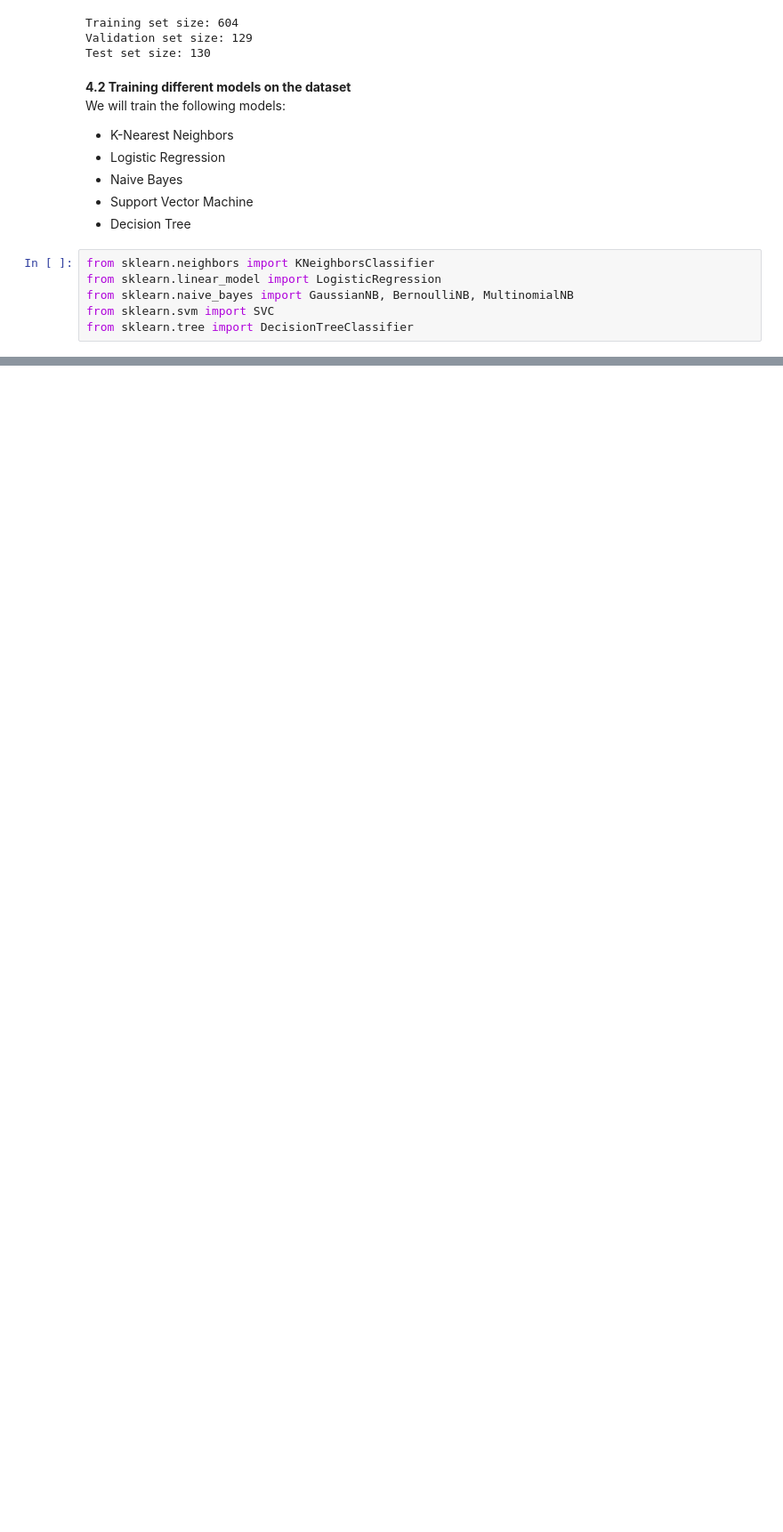
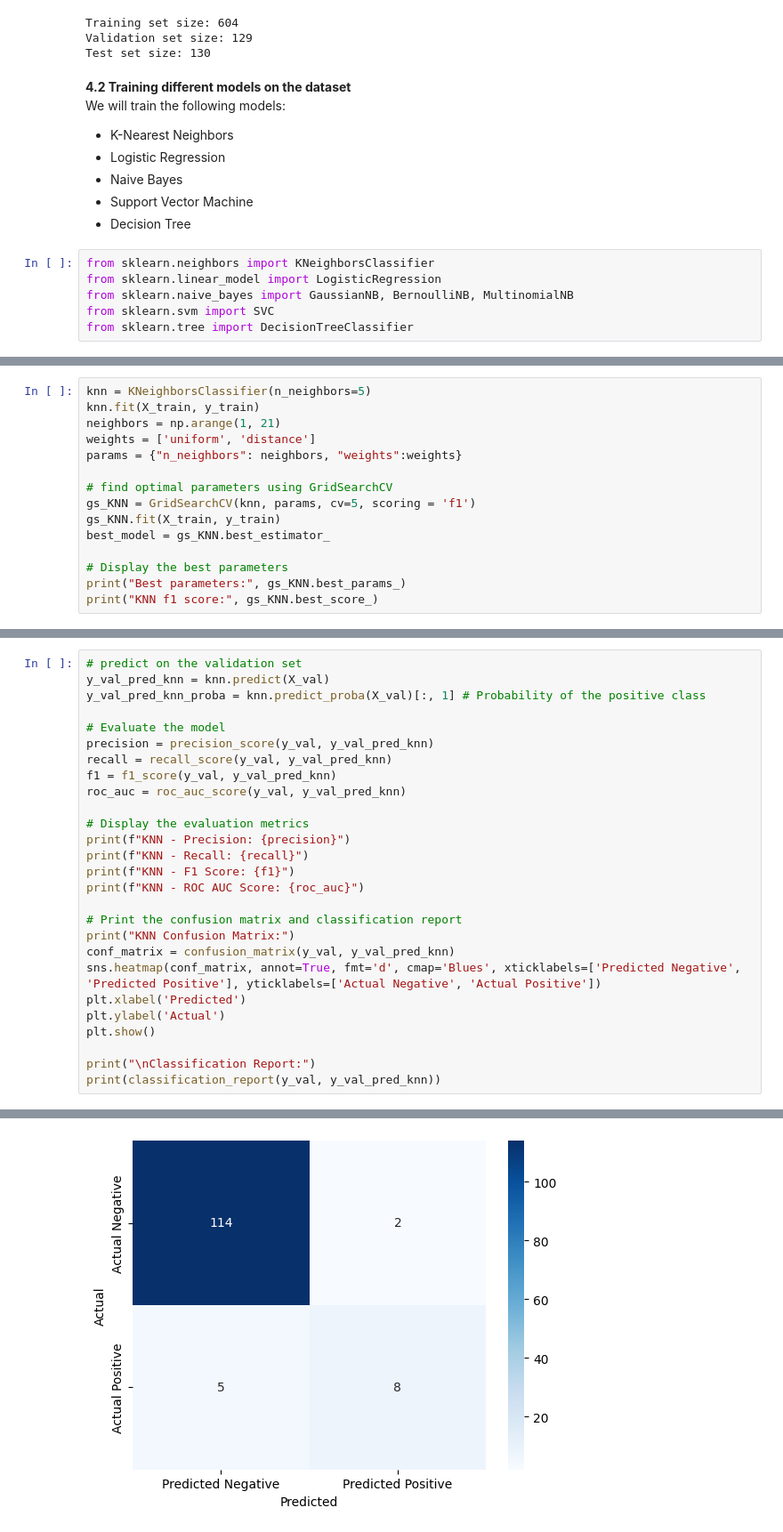
Before and after one commit to dizzydroid/ASU_SeniorProject_ML, a Jupyter notebook: CovidOutcome_nb.ipynb, the cells around one changed output, grey strips where cells are left out. Shown at 89% size. Saved outputs shown, nothing was run; the diff lists cells and outputs as text; blank space fills up the shorter version.

Commit message:
Add trained models to main notebook

```diff
--- a/CovidOutcome_nb.ipynb
+++ b/CovidOutcome_nb.ipynb
@@ -224,0 +228,15 @@ from sklearn.tree import DecisionTreeClassifier
+# %%
+knn = KNeighborsClassifier(n_neighbors=5)
+knn.fit(X_train, y_train)
+neighbors = np.arange(1, 21)
+weights = ['uniform', 'distance']
+params = {"n_neighbors": neighbors, "weights":weights}
+
+# find optimal parameters using GridSearchCV
+gs_KNN = GridSearchCV(knn, params, cv=5, scoring = 'f1')
+gs_KNN.fit(X_train, y_train)
+best_model = gs_KNN.best_estimator_
+
+# Display the best parameters
+print("Best parameters:", gs_KNN.best_params_)
+print("KNN f1 score:", gs_KNN.best_score_)
@@ -224,0 +248,28 @@ from sklearn.tree import DecisionTreeClassifier
+# %%
+# predict on the validation set
+y_val_pred_knn = knn.predict(X_val)
+y_val_pred_knn_proba = knn.predict_proba(X_val)[:, 1] # Probability of the positive class
+
+# Evaluate the model
+precision = precision_score(y_val, y_val_pred_knn)
+recall = recall_score(y_val, y_val_pred_knn)
+f1 = f1_score(y_val, y_val_pred_knn)
+roc_auc = roc_auc_score(y_val, y_val_pred_knn)
+
+# Display the evaluation metrics
+print(f"KNN - Precision: {precision}")
+print(f"KNN - Recall: {recall}")
+print(f"KNN - F1 Score: {f1}")
+print(f"KNN - ROC AUC Score: {roc_auc}")
+
+# Print the confusion matrix and classification report
+print("KNN Confusion Matrix:")
+conf_matrix = confusion_matrix(y_val, y_val_pred_knn)
+sns.heatmap(conf_matrix, annot=True, fmt='d', cmap='Blues', xticklabels=['Predicted Negative', 'Predicted Positive'], yticklabels=['Actual Negative', 'Actual Positive'])
+plt.xlabel('Predicted')
+plt.ylabel('Actual')
+plt.show()
+
+print("\nClassification Report:")
+print(classification_report(y_val, y_val_pred_knn))
+# %% [output]
@@ -224,0 +281 @@ from sklearn.tree import DecisionTreeClassifier
+[figure, added]
```
Also changed, not shown: parts of 37 cells of this notebook, 4 other files.
